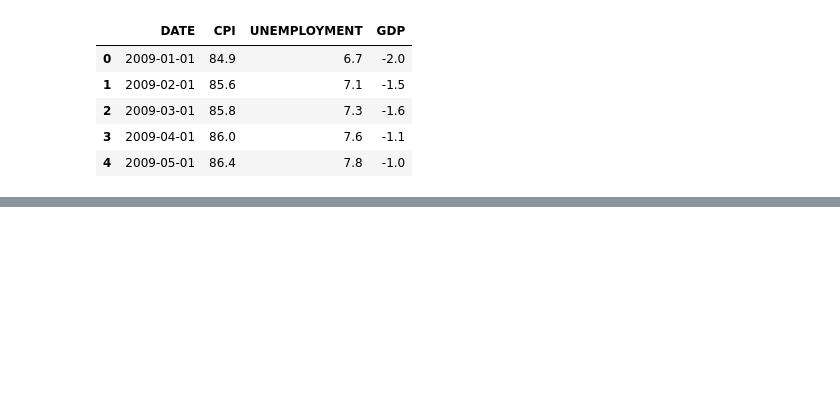
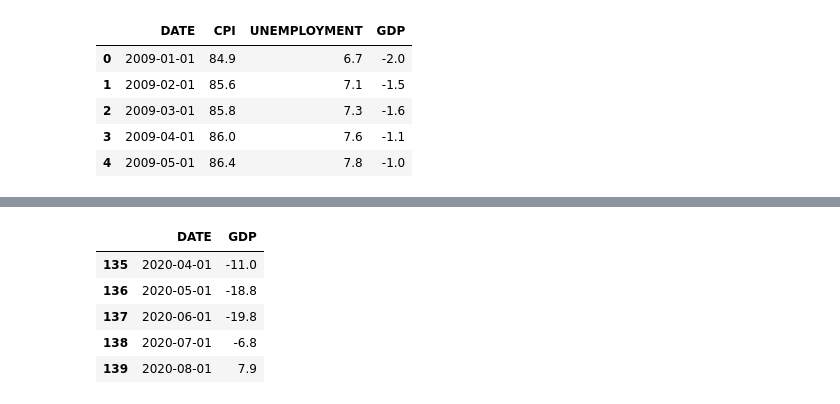
Before and after one commit to waijean/nlp_economics, a Jupyter notebook: gdp_forecast/baseline.ipynb, the cells around one changed output, grey strips where cells are left out. Cells and saved outputs as stored; diff of their text form; code cells hidden in the pictures; blank space fills up the shorter version.

```diff
--- a/gdp_forecast/baseline.ipynb
+++ b/gdp_forecast/baseline.ipynb
@@ -46,0 +65,9 @@ memory usage: 4.5 KB
+# %%
+target_df[["DATE", "GDP"]].tail()
+# %% [output]
+|  | DATE | GDP |
+| 135 | 2020-04-01 | -11.0 |
+| 136 | 2020-05-01 | -18.8 |
+| 137 | 2020-06-01 | -19.8 |
+| 138 | 2020-07-01 | -6.8 |
+| 139 | 2020-08-01 | 7.9 |
```
Also changed, not shown: parts of 16 cells of this notebook, 4 other files.
